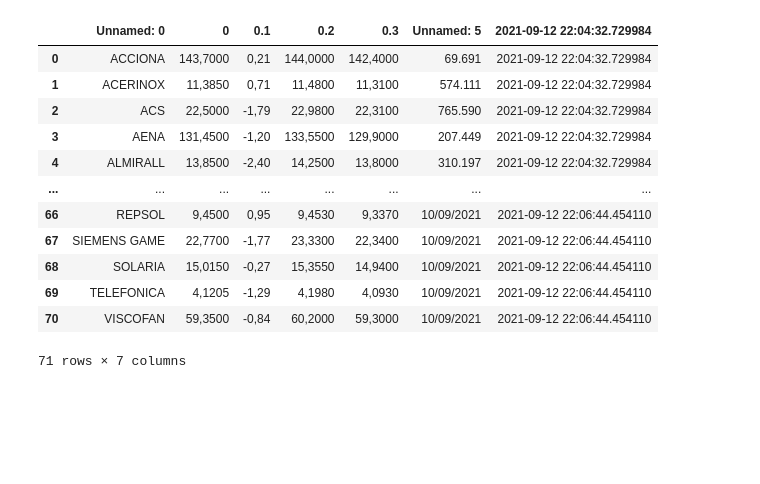
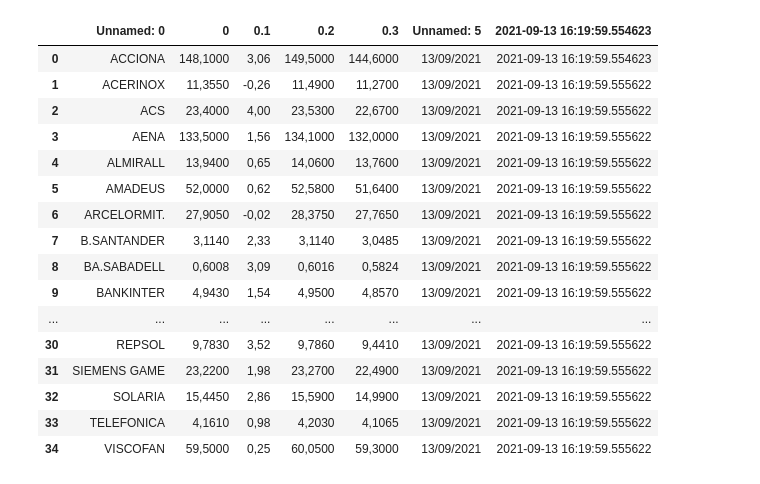
Before and after one commit to Virzlauvinen/Repo-Paralelo-de-PP, a Jupyter notebook: web_scraping_propio.ipynb, the cells around one changed output. Saved outputs shown, nothing was run; the diff lists cells and outputs as text; code cells hidden in the pictures; blank space fills up the shorter version.

```diff
--- a/web_scraping_propio.ipynb
+++ b/web_scraping_propio.ipynb
@@ -103,26 +123,30 @@ with open('bolsa_de_madrid.csv', 'a', newline="") as csv_file: # Abro/Creo archi
 # %%
 # importar libreria de panda para trabajar con datos tabulados
 import pandas as pd
 import codecs # Esta libreria la utilizo para acomodar el decodificado de caracteres.
 
 # Esta linea decodifica el archivo CSV para que quede en UTF-8
-with codecs.open(r"C:\Users\Vir\Desktop\SDIA\Practica\TP2\CodigoNarciso\1erProyectoPP12021\bolsa_de_madrid.csv", 'r', encoding='utf-8',
+with codecs.open(r"C:\Users\Vir\Desktop\SDIA\Practica\TP2\Codigo Vir\Repo-Paralelo-de-PP\bolsa_de_madrid.csv", 'r', encoding='utf-8',
                  errors='ignore') as fdata:
 # instancio pandas  (con pd) y llamo a la funcion read_csv el cual lee el archivo CSV y lo convierte en tabla
     df = pd.read_csv(fdata)
 
 df
 # %% [output]
-|  | Unnamed: 0 | 0 | 0.1 | 0.2 | 0.3 | Unnamed: 5 | 2021-09-12 22:04:32.729984 |
-| 0 | ACCIONA | 143,7000 | 0,21 | 144,0000 | 142,4000 | 69.691 | 2021-09-12 22:04:32.729984 |
-| 1 | ACERINOX | 11,3850 | 0,71 | 11,4800 | 11,3100 | 574.111 | 2021-09-12 22:04:32.729984 |
-| 2 | ACS | 22,5000 | -1,79 | 22,9800 | 22,3100 | 765.590 | 2021-09-12 22:04:32.729984 |
-| 3 | AENA | 131,4500 | -1,20 | 133,5500 | 129,9000 | 207.449 | 2021-09-12 22:04:32.729984 |
-| 4 | ALMIRALL | 13,8500 | -2,40 | 14,2500 | 13,8000 | 310.197 | 2021-09-12 22:04:32.729984 |
+|  | Unnamed: 0 | 0 | 0.1 | 0.2 | 0.3 | Unnamed: 5 | 2021-09-13 16:19:59.554623 |
+| 0 | ACCIONA | 148,1000 | 3,06 | 149,5000 | 144,6000 | 13/09/2021 | 2021-09-13 16:19:59.554623 |
+| 1 | ACERINOX | 11,3550 | -0,26 | 11,4900 | 11,2700 | 13/09/2021 | 2021-09-13 16:19:59.555622 |
+| 2 | ACS | 23,4000 | 4,00 | 23,5300 | 22,6700 | 13/09/2021 | 2021-09-13 16:19:59.555622 |
+| 3 | AENA | 133,5000 | 1,56 | 134,1000 | 132,0000 | 13/09/2021 | 2021-09-13 16:19:59.555622 |
+| 4 | ALMIRALL | 13,9400 | 0,65 | 14,0600 | 13,7600 | 13/09/2021 | 2021-09-13 16:19:59.555622 |
+| 5 | AMADEUS | 52,0000 | 0,62 | 52,5800 | 51,6400 | 13/09/2021 | 2021-09-13 16:19:59.555622 |
+| 6 | ARCELORMIT. | 27,9050 | -0,02 | 28,3750 | 27,7650 | 13/09/2021 | 2021-09-13 16:19:59.555622 |
+| 7 | B.SANTANDER | 3,1140 | 2,33 | 3,1140 | 3,0485 | 13/09/2021 | 2021-09-13 16:19:59.555622 |
+| 8 | BA.SABADELL | 0,6008 | 3,09 | 0,6016 | 0,5824 | 13/09/2021 | 2021-09-13 16:19:59.555622 |
+| 9 | BANKINTER | 4,9430 | 1,54 | 4,9500 | 4,8570 | 13/09/2021 | 2021-09-13 16:19:59.555622 |
 | ... | ... | ... | ... | ... | ... | ... | ... |
-| 66 | REPSOL | 9,4500 | 0,95 | 9,4530 | 9,3370 | 10/09/2021 | 2021-09-12 22:06:44.454110 |
-| 67 | SIEMENS GAME | 22,7700 | -1,77 | 23,3300 | 22,3400 | 10/09/2021 | 2021-09-12 22:06:44.454110 |
-| 68 | SOLARIA | 15,0150 | -0,27 | 15,3550 | 14,9400 | 10/09/2021 | 2021-09-12 22:06:44.454110 |
-| 69 | TELEFONICA | 4,1205 | -1,29 | 4,1980 | 4,0930 | 10/09/2021 | 2021-09-12 22:06:44.454110 |
-| 70 | VISCOFAN | 59,3500 | -0,84 | 60,2000 | 59,3000 | 10/09/2021 | 2021-09-12 22:06:44.454110 |
+| 30 | REPSOL | 9,7830 | 3,52 | 9,7860 | 9,4410 | 13/09/2021 | 2021-09-13 16:19:59.555622 |
+| 31 | SIEMENS GAME | 23,2200 | 1,98 | 23,2700 | 22,4900 | 13/09/2021 | 2021-09-13 16:19:59.555622 |
+| 32 | SOLARIA | 15,4450 | 2,86 | 15,5900 | 14,9900 | 13/09/2021 | 2021-09-13 16:19:59.555622 |
+| 33 | TELEFONICA | 4,1610 | 0,98 | 4,2030 | 4,1065 | 13/09/2021 | 2021-09-13 16:19:59.555622 |
+| 34 | VISCOFAN | 59,5000 | 0,25 | 60,0500 | 59,3000 | 13/09/2021 | 2021-09-13 16:19:59.555622 |
-71 rows × 7 columns
```
Also changed, not shown: parts of 4 cells of this notebook, 2 other files.
